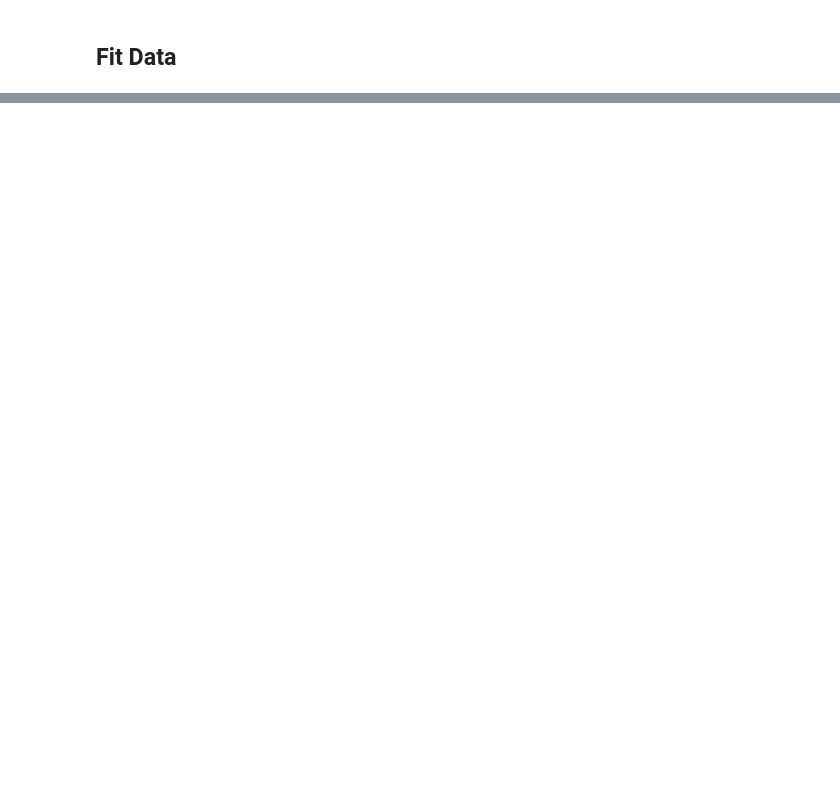
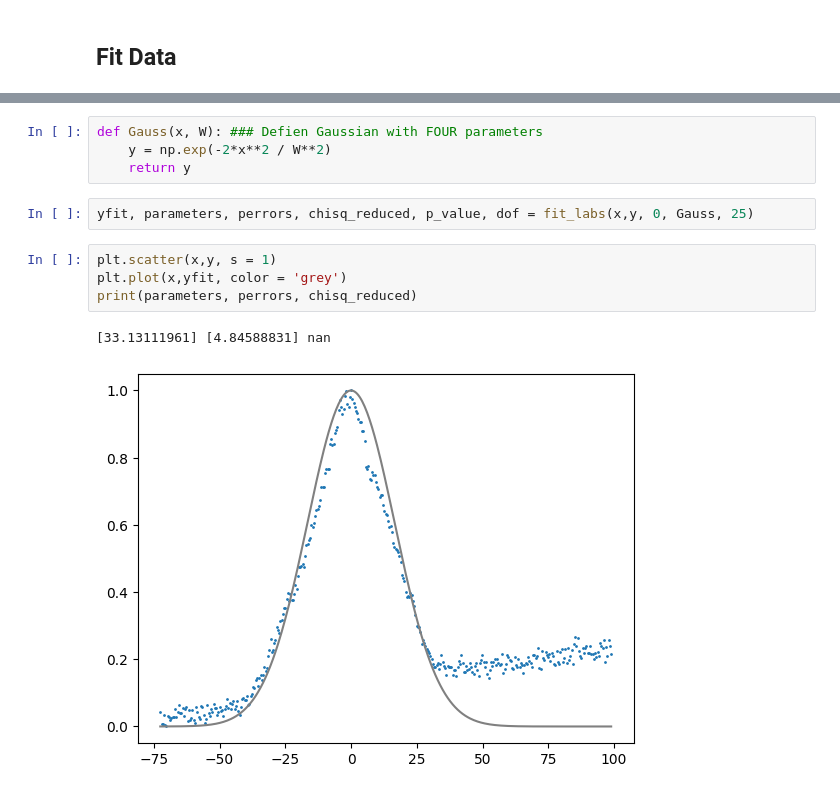
Before and after one commit to akay8/Level4Project, a Jupyter notebook: test_file.ipynb, the cells around one changed output, grey strips where cells are left out. Cells and saved outputs as stored; diff of their text form; blank space fills up the shorter version.

```diff
--- a/test_file.ipynb
+++ b/test_file.ipynb
@@ -85,0 +137,13 @@ y = norm_amp
+# %%
+def Gauss(x, W): ### Defien Gaussian with FOUR parameters
+    y = np.exp(-2*x**2 / W**2)
+    return y
+# %%
+yfit, parameters, perrors, chisq_reduced, p_value, dof = fit_labs(x,y, 0, Gauss, 25)
+# %%
+plt.scatter(x,y, s = 1)
+plt.plot(x,yfit, color = 'grey')
+print(parameters, perrors, chisq_reduced)
+# %% [output]
+[33.13111961] [4.84588831] nan
+[figure, added]
```
Also changed, not shown: parts of 6 cells of this notebook.
